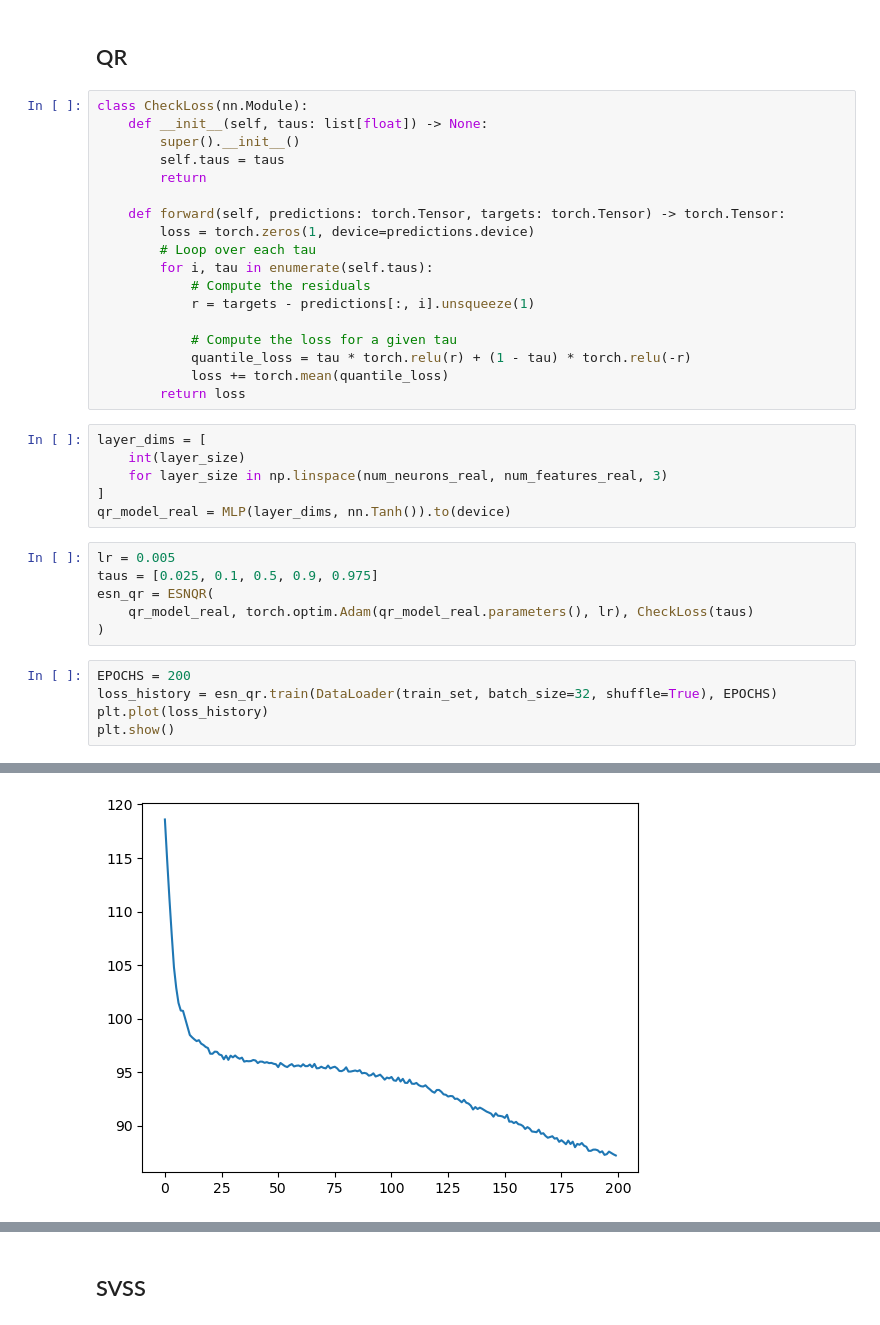
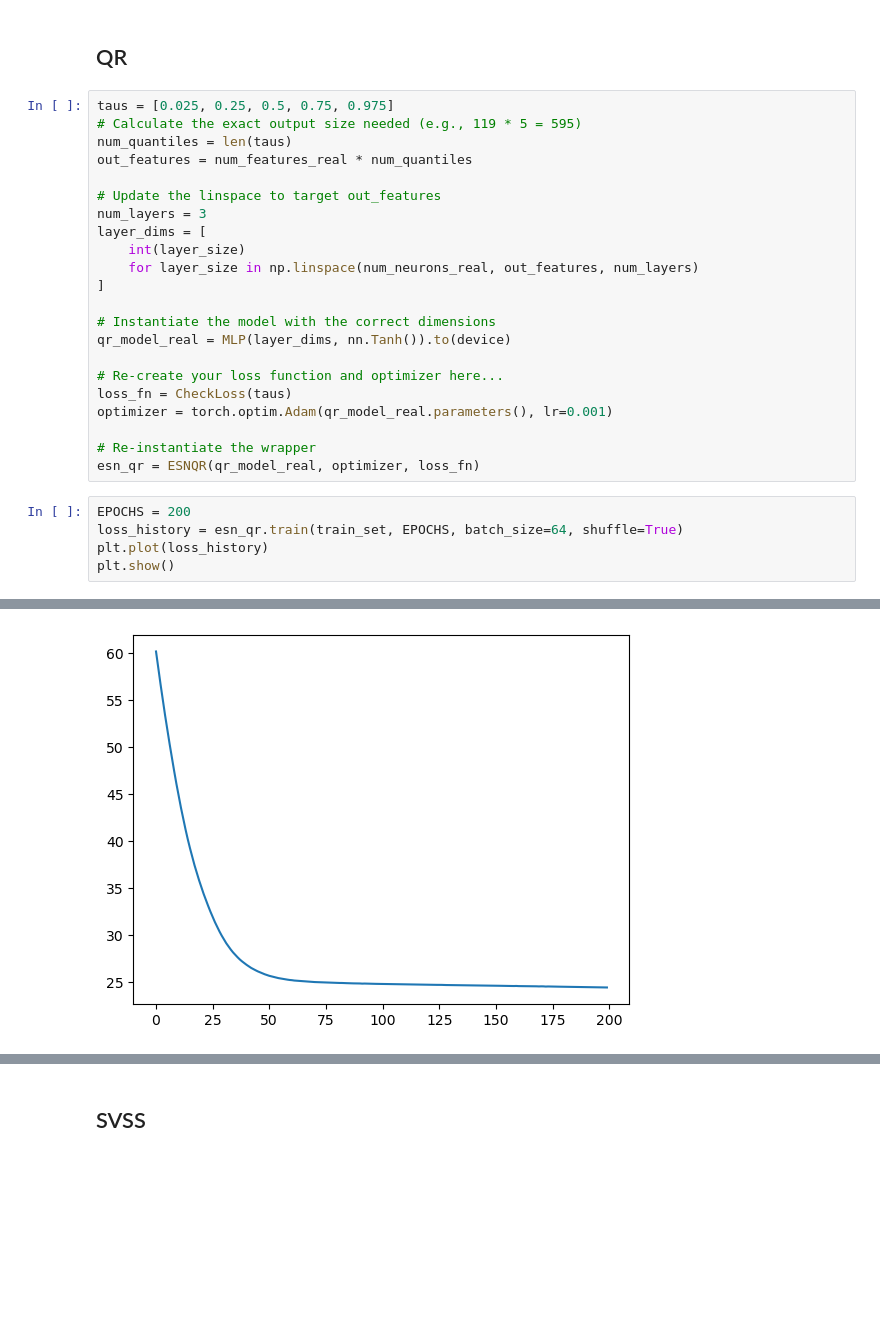
Before and after one commit to filippobezzi/Bayesian-Inference-in-High-Dimensional-Reservoir-Dynamics-for-Neural-Time-Series, a Jupyter notebook: final.ipynb, the cells around one changed output, grey strips where cells are left out. Drawn from its saved outputs; the diff is of its cells as text; blank space fills up the shorter version.

```diff
--- a/final.ipynb
+++ b/final.ipynb
@@ -215,38 +225,30 @@ plt.plot(test_set.x.cpu()[:, 0])
 # %% [markdown]
 ## QR
-# %%
-class CheckLoss(nn.Module):
-    def __init__(self, taus: list[float]) -> None:
-        super().__init__()
-        self.taus = taus
-        return
-
-    def forward(self, predictions: torch.Tensor, targets: torch.Tensor) -> torch.Tensor:
-        loss = torch.zeros(1, device=predictions.device)
-        # Loop over each tau
-        for i, tau in enumerate(self.taus):
-            # Compute the residuals
-            r = targets - predictions[:, i].unsqueeze(1)
-
-            # Compute the loss for a given tau
-            quantile_loss = tau * torch.relu(r) + (1 - tau) * torch.relu(-r)
-            loss += torch.mean(quantile_loss)
-        return loss
-# %%
-layer_dims = [
-    int(layer_size)
-    for layer_size in np.linspace(num_neurons_real, num_features_real, 3)
-]
-qr_model_real = MLP(layer_dims, nn.Tanh()).to(device)
-# %%
-lr = 0.005
-taus = [0.025, 0.1, 0.5, 0.9, 0.975]
-esn_qr = ESNQR(
-    qr_model_real, torch.optim.Adam(qr_model_real.parameters(), lr), CheckLoss(taus)
-)
+# %%
+taus = [0.025, 0.25, 0.5, 0.75, 0.975]
+# Calculate the exact output size needed (e.g., 119 * 5 = 595)
+num_quantiles = len(taus)
+out_features = num_features_real * num_quantiles
+
+# Update the linspace to target out_features
+num_layers = 3
+layer_dims = [
+    int(layer_size)
+    for layer_size in np.linspace(num_neurons_real, out_features, num_layers)
+]
+
+# Instantiate the model with the correct dimensions
+qr_model_real = MLP(layer_dims, nn.Tanh()).to(device)
+
+# Re-create your loss function and optimizer here...
+loss_fn = CheckLoss(taus)
+optimizer = torch.optim.Adam(qr_model_real.parameters(), lr=0.001)
+
+# Re-instantiate the wrapper
+esn_qr = ESNQR(qr_model_real, optimizer, loss_fn)
 # %%
 EPOCHS = 200
-loss_history = esn_qr.train(DataLoader(train_set, batch_size=32, shuffle=True), EPOCHS)
+loss_history = esn_qr.train(train_set, EPOCHS, batch_size=64, shuffle=True)
 plt.plot(loss_history)
 plt.show()
 # %% [output]
@@ -255,4 +257,4 @@ Epoch 100 | Total Loss: 94.5518
-[figure, old version]
+[figure, new version]
 # %%
 y_pred = esn_qr.predict(test_set)
 y_pred = y_pred.detach().cpu()
```
Also changed, not shown: parts of 23 cells of this notebook, 2 other files.
